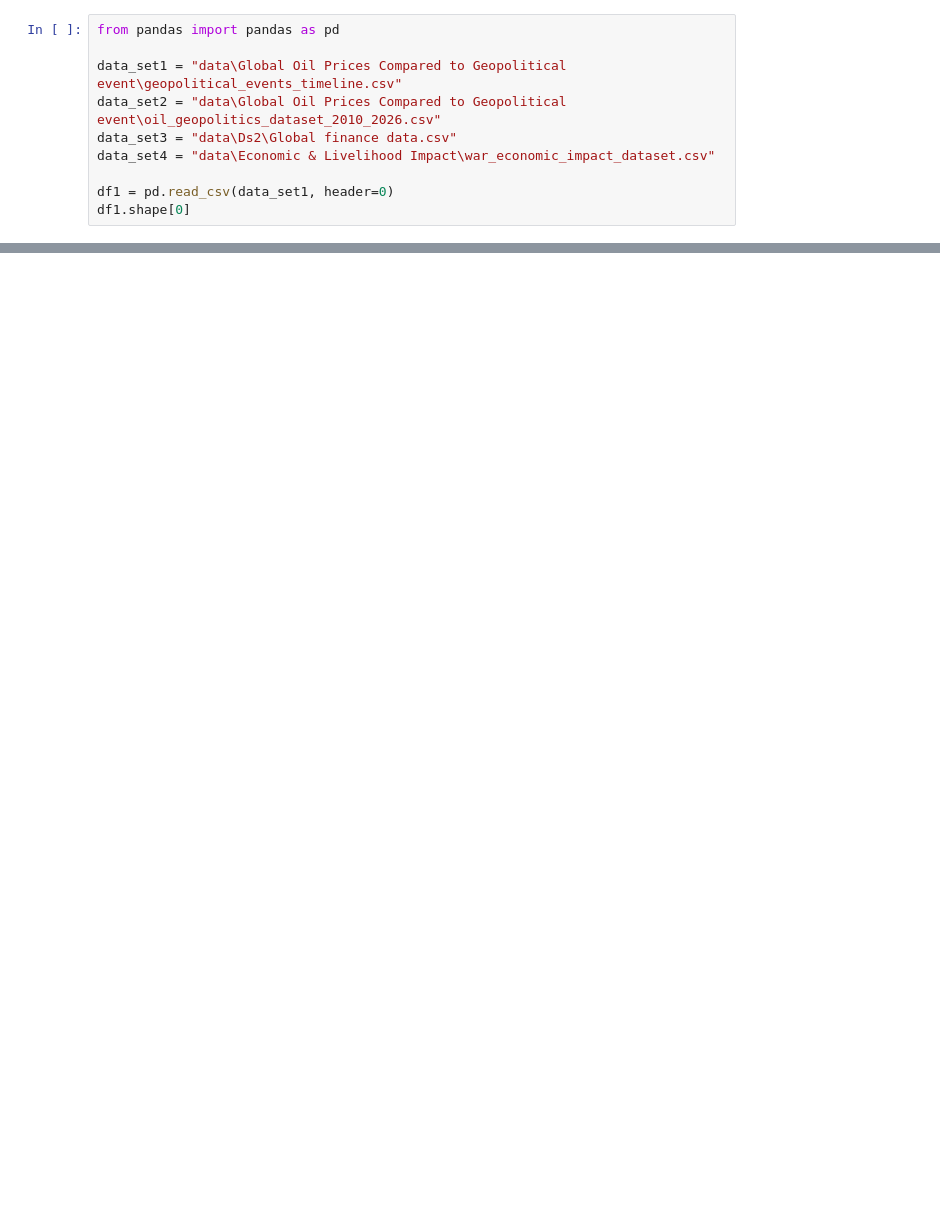
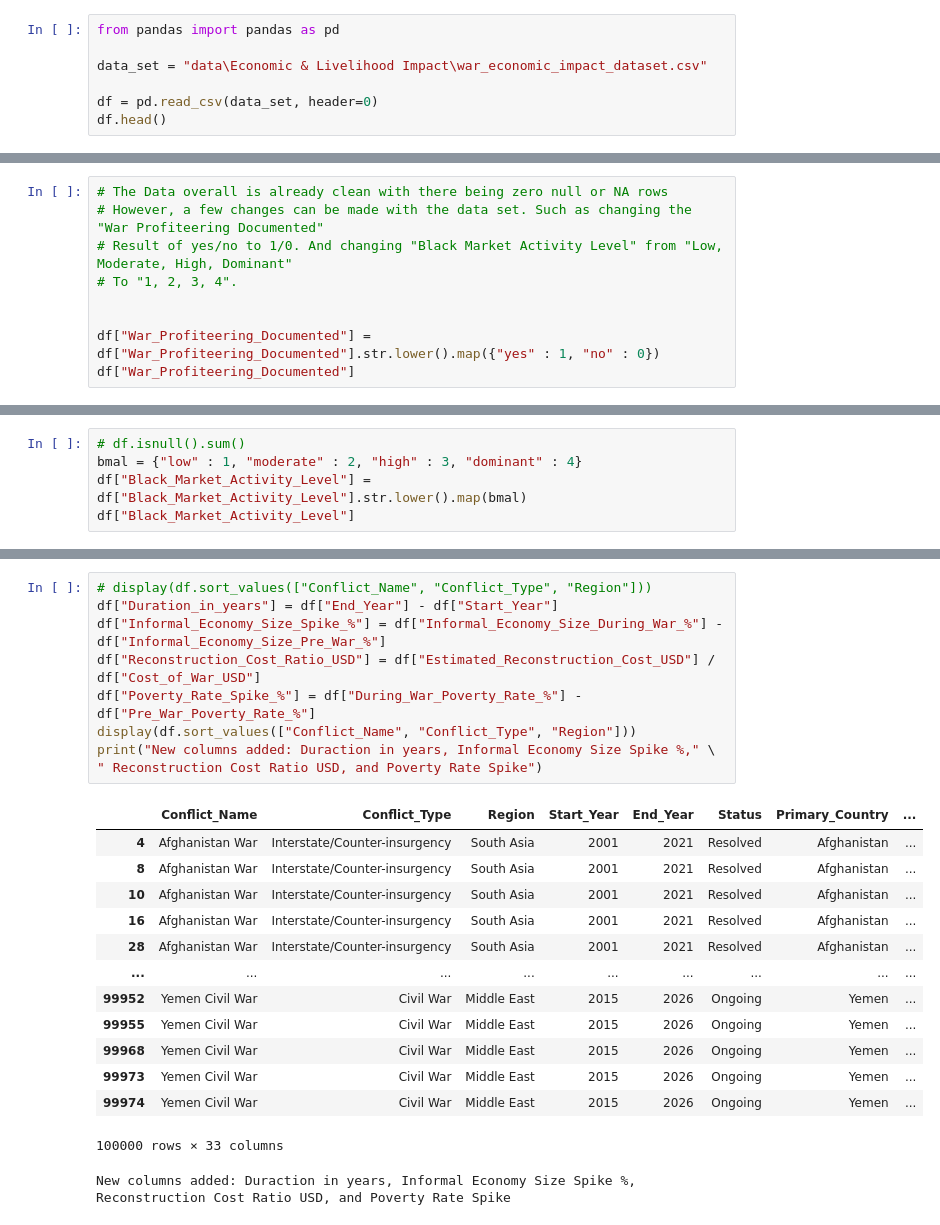
Before and after one commit to J2ckyo/4850-Final-Project, a Jupyter notebook: Data_Rangling.ipynb, the cells around one changed output, grey strips where cells are left out. Cells and saved outputs as stored; diff of their text form; blank space fills up the shorter version.

Commit message:
Dataset Inspection, Wrangling, & Feature Engineering

```diff
--- a/Data_Rangling.ipynb
+++ b/Data_Rangling.ipynb
@@ -1,11 +3,8 @@
 # %%
 from pandas import pandas as pd
 
-data_set1 = "data\Global Oil Prices Compared to Geopolitical event\geopolitical_events_timeline.csv"
-data_set2 = "data\Global Oil Prices Compared to Geopolitical event\oil_geopolitics_dataset_2010_2026.csv"
-data_set3 = "data\Ds2\Global finance data.csv"
-data_set4 = "data\Economic & Livelihood Impact\war_economic_impact_dataset.csv"
+data_set = "data\Economic & Livelihood Impact\war_economic_impact_dataset.csv"
 
-df1 = pd.read_csv(data_set1, header=0)
-df1.shape[0]
+df = pd.read_csv(data_set, header=0)
+df.head()
 # %% [output]
@@ -27,0 +96,9 @@ df4.shape[0]
+# %%
+# The Data overall is already clean with there being zero null or NA rows
+# However, a few changes can be made with the data set. Such as changing the "War Profiteering Documented"
+# Result of yes/no to 1/0. And changing "Black Market Activity Level" from "Low, Moderate, High, Dominant"
+# To "1, 2, 3, 4".
+
+
+df["War_Profiteering_Documented"] = df["War_Profiteering_Documented"].str.lower().map({"yes" : 1, "no" : 0})
+df["War_Profiteering_Documented"]
@@ -27,0 +118,5 @@ df4.shape[0]
+# %%
+# df.isnull().sum()
+bmal = {"low" : 1, "moderate" : 2, "high" : 3, "dominant" : 4}
+df["Black_Market_Activity_Level"] = df["Black_Market_Activity_Level"].str.lower().map(bmal)
+df["Black_Market_Activity_Level"]
@@ -27,0 +136,24 @@ df4.shape[0]
+# %%
+# display(df.sort_values(["Conflict_Name", "Conflict_Type", "Region"]))
+df["Duration_in_years"] = df["End_Year"] - df["Start_Year"]
+df["Informal_Economy_Size_Spike_%"] = df["Informal_Economy_Size_During_War_%"] - df["Informal_Economy_Size_Pre_War_%"]
+df["Reconstruction_Cost_Ratio_USD"] = df["Estimated_Reconstruction_Cost_USD"] / df["Cost_of_War_USD"]
+df["Poverty_Rate_Spike_%"] = df["During_War_Poverty_Rate_%"] - df["Pre_War_Poverty_Rate_%"]
+display(df.sort_values(["Conflict_Name", "Conflict_Type", "Region"]))
+print("New columns added: Duraction in years, Informal Economy Size Spike %," \
+" Reconstruction Cost Ratio USD, and Poverty Rate Spike")
+# %% [output]
+|  | Conflict_Name | Conflict_Type | Region | Start_Year | End_Year | Status | Primary_Country | ... |
+| 4 | Afghanistan War | Interstate/Counter-insurgency | South Asia | 2001 | 2021 | Resolved | Afghanistan | ... |
+| 8 | Afghanistan War | Interstate/Counter-insurgency | South Asia | 2001 | 2021 | Resolved | Afghanistan | ... |
+| 10 | Afghanistan War | Interstate/Counter-insurgency | South Asia | 2001 | 2021 | Resolved | Afghanistan | ... |
+| 16 | Afghanistan War | Interstate/Counter-insurgency | South Asia | 2001 | 2021 | Resolved | Afghanistan | ... |
+| 28 | Afghanistan War | Interstate/Counter-insurgency | South Asia | 2001 | 2021 | Resolved | Afghanistan | ... |
+| ... | ... | ... | ... | ... | ... | ... | ... | ... |
+| 99952 | Yemen Civil War | Civil War | Middle East | 2015 | 2026 | Ongoing | Yemen | ... |
+| 99955 | Yemen Civil War | Civil War | Middle East | 2015 | 2026 | Ongoing | Yemen | ... |
+| 99968 | Yemen Civil War | Civil War | Middle East | 2015 | 2026 | Ongoing | Yemen | ... |
+| 99973 | Yemen Civil War | Civil War | Middle East | 2015 | 2026 | Ongoing | Yemen | ... |
+| 99974 | Yemen Civil War | Civil War | Middle East | 2015 | 2026 | Ongoing | Yemen | ... |
+100000 rows × 33 columns
+New columns added: Duraction in years, Informal Economy Size Spike %, Reconstruction Cost Ratio USD, and Poverty Rate Spike
```
Also changed, not shown: parts of 14 cells of this notebook, 1 other file.
